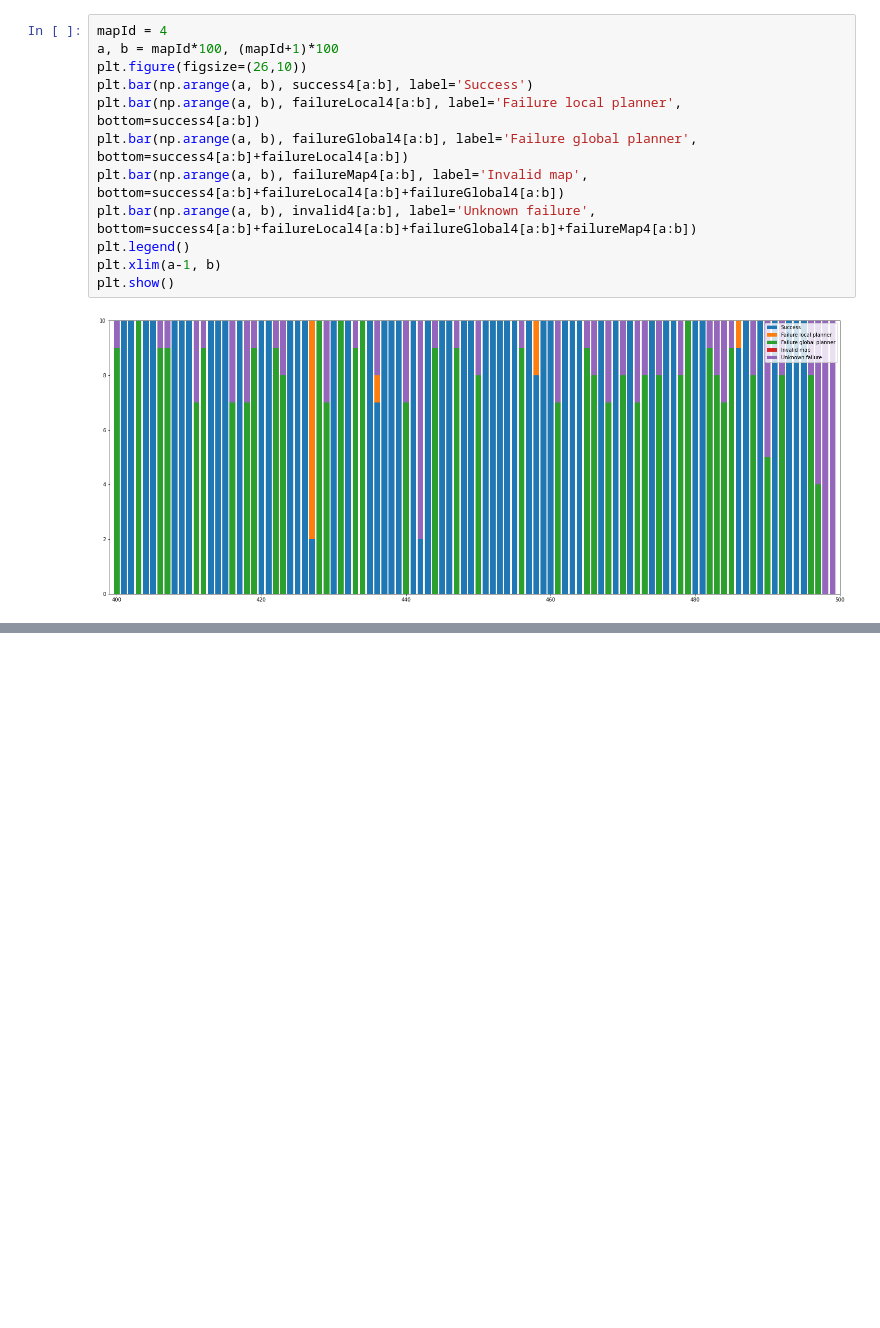
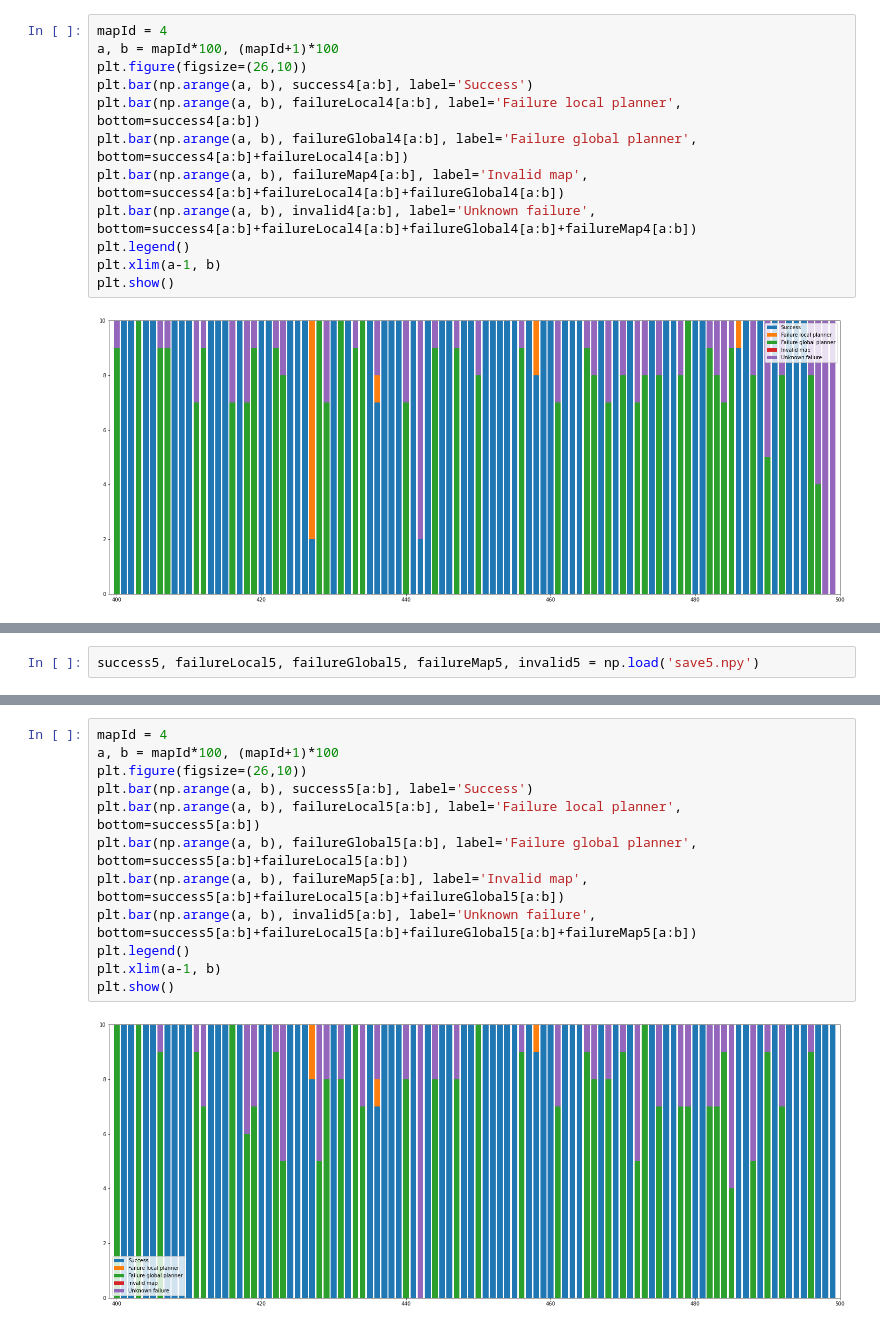
Before and after one commit to rhidra/autopilot, a Jupyter notebook: analysis/traj_evaluate/success_analysis.ipynb, the cells around one changed output, grey strips where cells are left out. Drawn from its saved outputs; the diff is of its cells as text; blank space fills up the shorter version.

```diff
--- a/analysis/traj_evaluate/success_analysis.ipynb
+++ b/analysis/traj_evaluate/success_analysis.ipynb
@@ -245,0 +270,2 @@ plt.show()
+# %%
+success5, failureLocal5, failureGlobal5, failureMap5, invalid5 = np.load('save5.npy')
@@ -245,0 +296,14 @@ plt.show()
+# %%
+mapId = 4
+a, b = mapId*100, (mapId+1)*100
+plt.figure(figsize=(26,10))
+plt.bar(np.arange(a, b), success5[a:b], label='Success')
+plt.bar(np.arange(a, b), failureLocal5[a:b], label='Failure local planner', bottom=success5[a:b])
+plt.bar(np.arange(a, b), failureGlobal5[a:b], label='Failure global planner', bottom=success5[a:b]+failureLocal5[a:b])
+plt.bar(np.arange(a, b), failureMap5[a:b], label='Invalid map', bottom=success5[a:b]+failureLocal5[a:b]+failureGlobal5[a:b])
+plt.bar(np.arange(a, b), invalid5[a:b], label='Unknown failure', bottom=success5[a:b]+failureLocal5[a:b]+failureGlobal5[a:b]+failureMap5[a:b])
+plt.legend()
+plt.xlim(a-1, b)
+plt.show()
+# %% [output]
+[figure, added]
```
Also changed, not shown: parts of 4 cells of this notebook.
